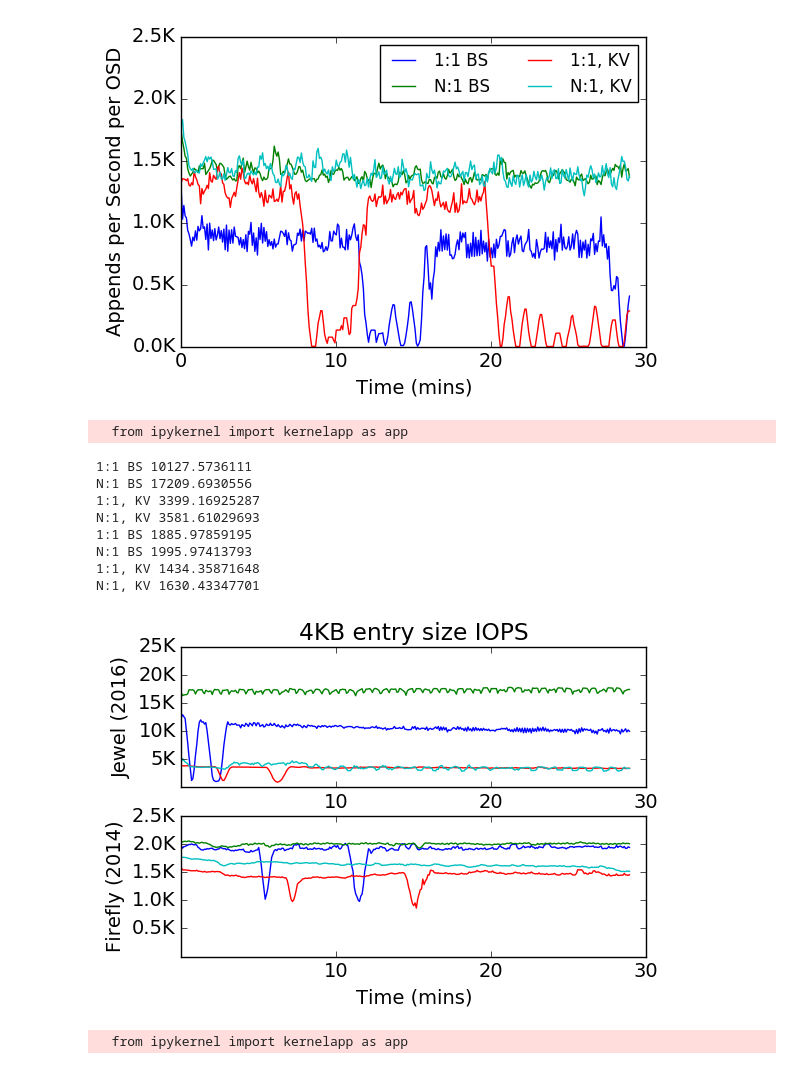
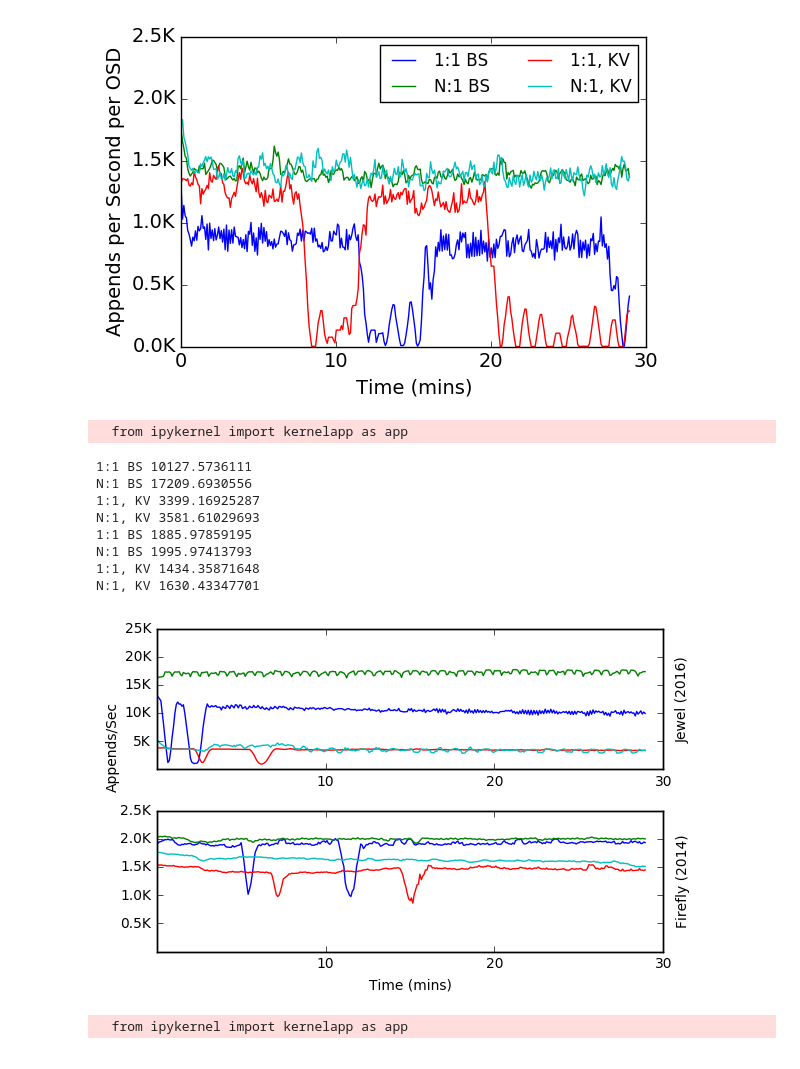
Before and after one commit to dotnwat/zlog-popper, a Jupyter notebook: experiments/basic-cls-rand-read/visualize_final.ipynb, the cells around one changed output. Saved outputs shown, nothing was run; the diff lists cells and outputs as text; code cells hidden in the pictures.

```diff
--- a/experiments/basic-cls-rand-read/visualize_final.ipynb
+++ b/experiments/basic-cls-rand-read/visualize_final.ipynb
@@ -190,6 +191,8 @@ N:1, KV 1403.71216475
 # hotstorage
 
 #plt.rcParams['figure.figsize'] = 14,5
+matplotlib.rcParams.update({'font.size': 10})
+#plt.tight_layout()
 
 f, axs = plt.subplots(2,1)
 plot_sub_sweep(axs[0], 'jewel', 'write', 'ssd', 'large')
@@ -204,39 +207,48 @@ plot_sub_sweep(axs[1], 'firefly', 'write', 'ssd', 'large')
 #for i in range(0,2): axs[1, i].set_ylim(0, 2500)
 axs[1].set_ylim(0, 2500)
 
-axs[0].set_ylabel('Jewel (2016)')
-axs[1].set_ylabel('Firefly (2014)')
+a1 = axs[0].twinx()
+a1.set_yticklabels([])
+a1.set_ylabel('Jewel (2016)')
+
+a2 = axs[1].twinx()
+a2.set_yticklabels([])
+a2.set_ylabel('Firefly (2014)')
 axs[1].set_xlabel('Time (mins)')
 
-axs[0].set_title('4KB entry size IOPS')
+f.text(0.002, 0.65, 'Appends/Sec', va='center', rotation='vertical')
+
+#axs[0].set_title('4KB entry size IOPS')
 #axs[0,1].set_title('1KB entry size')
 #axs[0,2].set_title('128b entry size')
 
 #axs[0,1].yaxis.set_ticks([])
 #axs[0,2].yaxis.set_ticks([])
 #axs[1,1].yaxis.set_ticks([])
 #axs[1,2].yaxis.set_ticks([])
 
 axs[0].yaxis.set_major_formatter(formatter_rounded)
 axs[0].yaxis.set_ticks(np.arange(5000, 25001, 5000))
 axs[1].yaxis.set_major_formatter(formatter_precise)
 axs[1].yaxis.set_ticks(np.arange(500, 2501, 500))
 #axs[0,1].xaxis.set_major_formatter(formatter_mins)
 #axs[0,1].xaxis.set_ticks(np.arange(600, 3601, 600))
 
 #axs[1].legend(bbox_to_anchor=(0, -.5), loc='lower center', ncol=4)
-plt.savefig('jewel_v_firefly_pd.png')#, dpi=300, bbox_inches='tight')
+plt.tight_layout()
+
+plt.savefig('jewel_v_firefly_pd.png', bbox_inches='tight')
 # %% [output]
   from ipykernel import kernelapp as app
 1:1 BS 10127.5736111
 N:1 BS 17209.6930556
 1:1, KV 3399.16925287
 N:1, KV 3581.61029693
 1:1 BS 1885.97859195
 N:1 BS 1995.97413793
 1:1, KV 1434.35871648
 N:1, KV 1630.43347701
-[figure, old version]
+[figure, new version]
 # %%
 plt.rcParams['figure.figsize'] = 14,5
 
```
Also changed, not shown: parts of 1 cell of this notebook.
